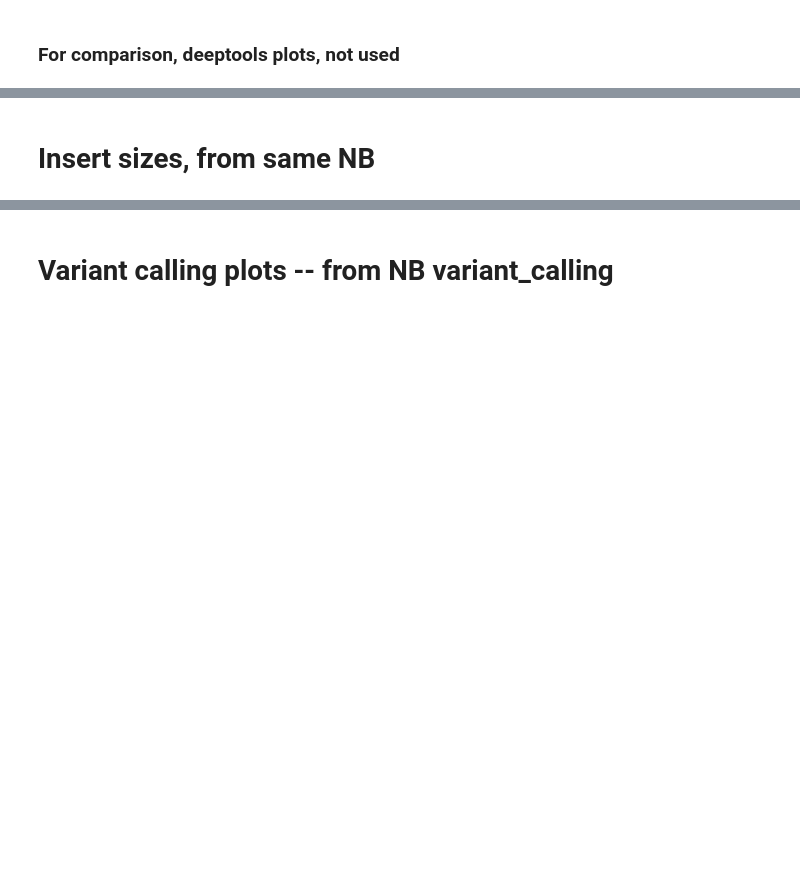
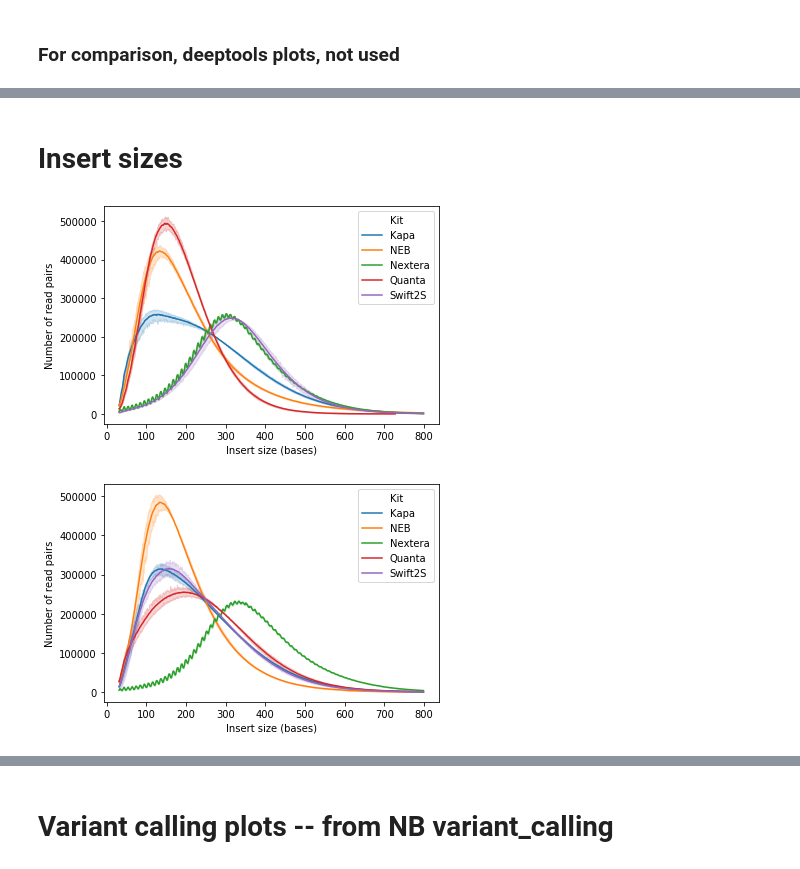
Before and after one commit to fa2k/comparison, a Jupyter notebook: b_Analysis.ipynb, the cells around one changed output, grey strips where cells are left out. Saved outputs shown, nothing was run; the diff lists cells and outputs as text; code cells hidden in the pictures; blank space fills up the shorter version.

```diff
--- a/b_Analysis.ipynb
+++ b/b_Analysis.ipynb
@@ -250,6 +252,21 @@ print(total_bases)
 [1978664.0, 2074763.0, 897307.0, 1018653.0]
 # %% [markdown]
-# Insert sizes, from same NB
+# Insert sizes
 # %%
 # Pretty if n_boot ~ 3000, ugly but fast if around 50
 n_boot = 50
+# %%
+is_hist_rows = df[['insert_size', 'All_Reads.fr_count']].apply(pd.Series.explode).apply(pd.to_numeric)
+is_long_df = df.drop(['insert_size', 'All_Reads.fr_count'], axis=1).join(is_hist_rows)
+
+for conc in ["10ng", "100ng"]:
+    is_medium_df = is_long_df[(is_long_df.insert_size < 800)&(is_long_df.insert_size>30)&(is_long_df.Conc == conc)]
+    plt.figure()
+    sns.lineplot(x='insert_size', y='All_Reads.fr_count', hue='Kit', data=is_medium_df, n_boot=n_boot)
+    plt.ylabel("Number of read pairs")
+    plt.xlabel("Insert size (bases)")
+    savefig("insertSize_picard_{}".format(conc))
+    plt.show()
+# %% [output]
+[figure, added]
+[figure, added]
```
Also changed, not shown: parts of 10 cells of this notebook, 1 other file.
